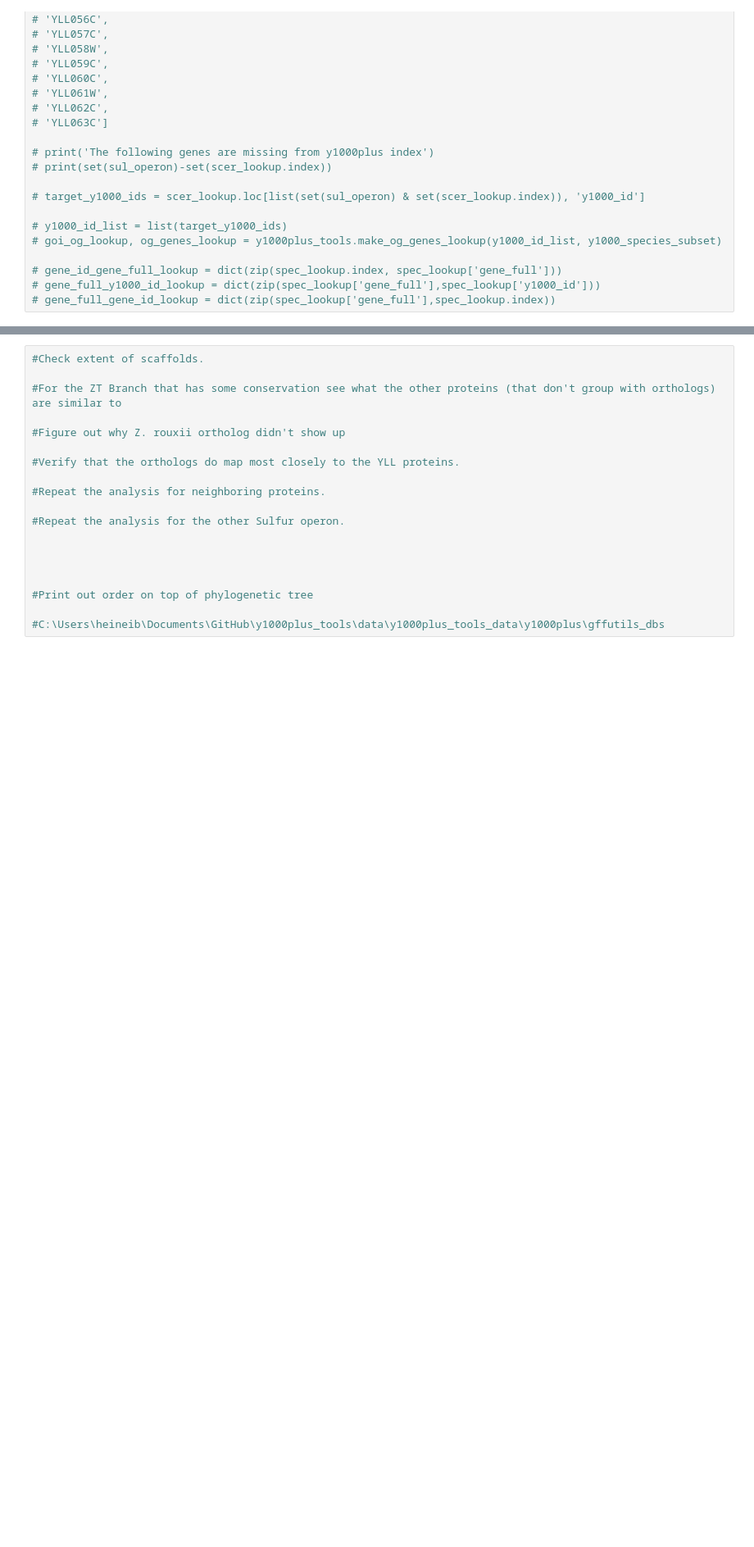
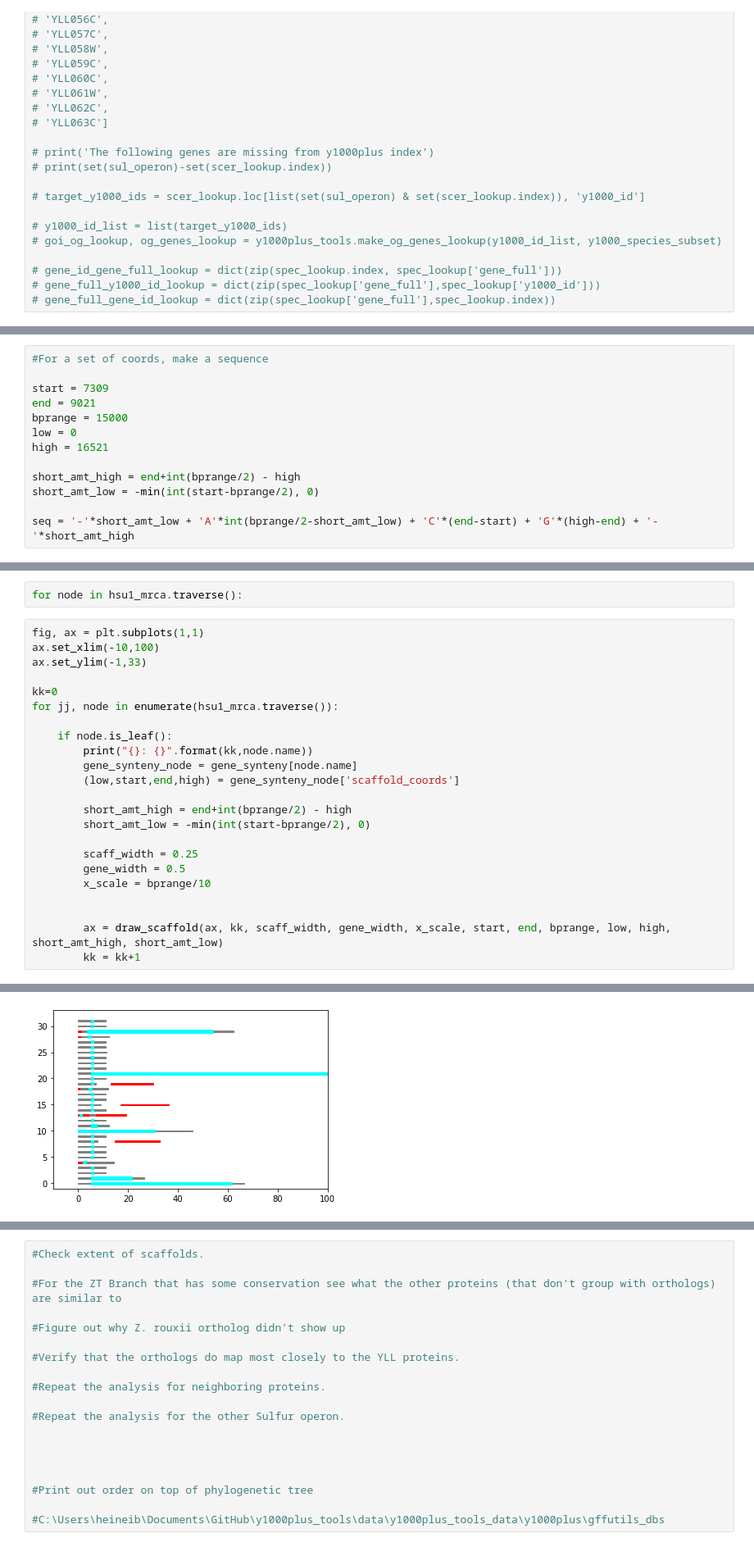
Before and after one commit to heineike02/y1000plus_tools, a Jupyter notebook: scripts/20211020_synteny_met_genes.ipynb, the cells around one changed output, grey strips where cells are left out. Shown at 82% size. Drawn from its saved outputs; the diff is of its cells as text; blank space fills up the shorter version.

```diff
--- a/scripts/20211020_synteny_met_genes.ipynb
+++ b/scripts/20211020_synteny_met_genes.ipynb
@@ -616,0 +907,13 @@ hsu1_mrca.render(metproj_data_dir + 'hsu1_synteny_summary.svg', tree_style=ts)
+# %%
+#For a set of coords, make a sequence
+
+start = 7309
+end = 9021
+bprange = 15000
+low = 0
+high = 16521
+
+short_amt_high = end+int(bprange/2) - high
+short_amt_low = -min(int(start-bprange/2), 0)
+
+seq = '-'*short_amt_low + 'A'*int(bprange/2-short_amt_low) + 'C'*(end-start) + 'G'*(high-end) + '-'*short_amt_high
@@ -616,0 +933,26 @@ hsu1_mrca.render(metproj_data_dir + 'hsu1_synteny_summary.svg', tree_style=ts)
+# %%
+for node in hsu1_mrca.traverse():
+# %%
+fig, ax = plt.subplots(1,1)
+ax.set_xlim(-10,100)
+ax.set_ylim(-1,33)
+
+kk=0
+for jj, node in enumerate(hsu1_mrca.traverse()):
+
+    if node.is_leaf():
+        print("{}: {}".format(kk,node.name))
+        gene_synteny_node = gene_synteny[node.name]
+        (low,start,end,high) = gene_synteny_node['scaffold_coords']
+
+        short_amt_high = end+int(bprange/2) - high
+        short_amt_low = -min(int(start-bprange/2), 0)
+
+        scaff_width = 0.25
+        gene_width = 0.5
+        x_scale = bprange/10
+
+
+        ax = draw_scaffold(ax, kk, scaff_width, gene_width, x_scale, start, end, bprange, low, high, short_amt_high, short_amt_low)
+        kk = kk+1
+# %% [output]
@@ -616,0 +976 @@ hsu1_mrca.render(metproj_data_dir + 'hsu1_synteny_summary.svg', tree_style=ts)
+[figure, added]
```
Also changed, not shown: parts of 23 cells of this notebook, 4 other files.
